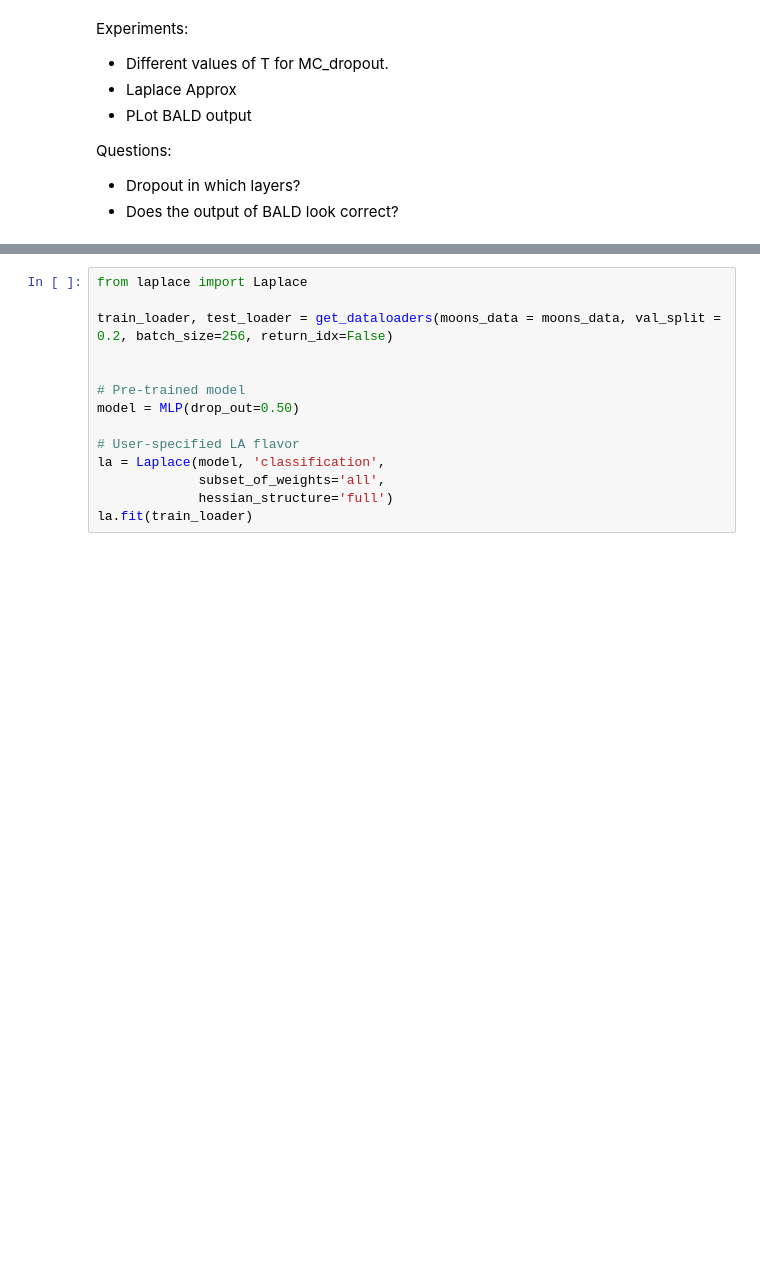
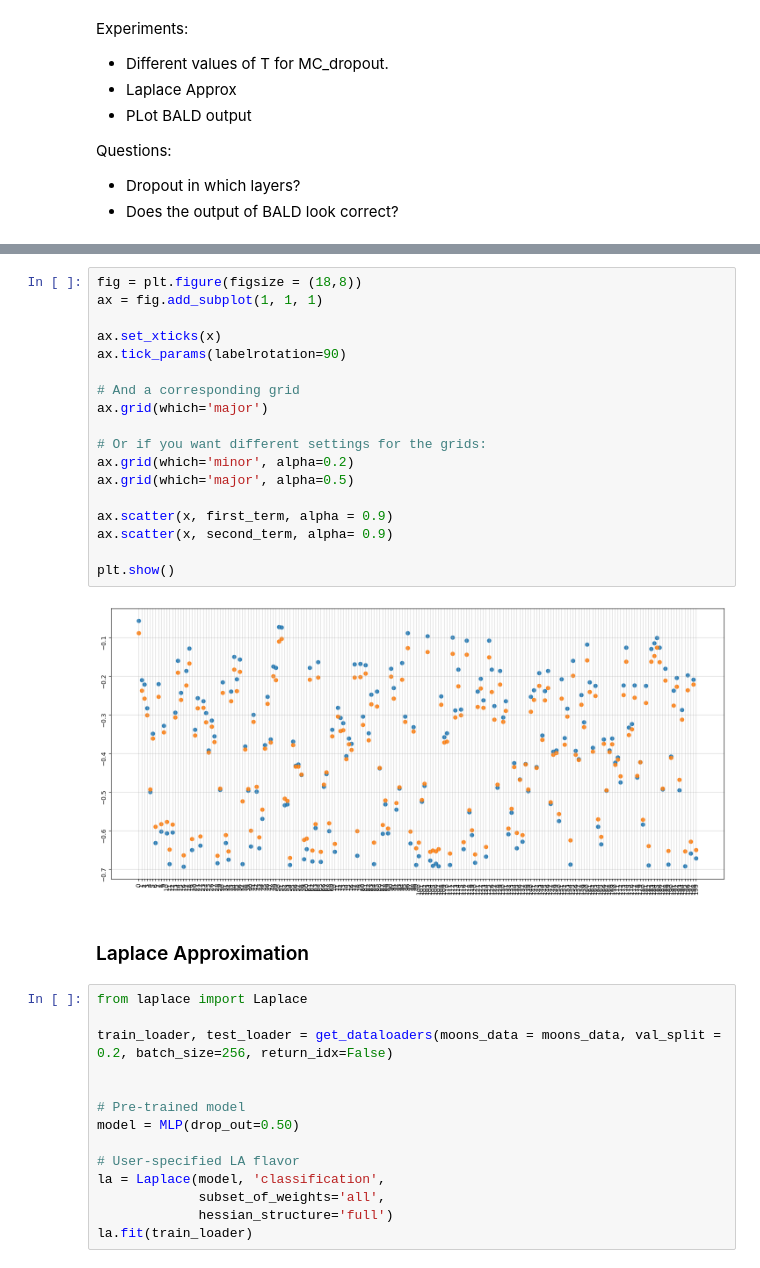
Before and after one commit to MadsBirch/bayesian-active-learning, a Jupyter notebook: notebooks/1.0 - TwoMoonsEDA.ipynb, the cells around one changed output, grey strips where cells are left out. Drawn from its saved outputs; the diff is of its cells as text; blank space fills up the shorter version.

```diff
--- a/notebooks/1.0 - TwoMoonsEDA.ipynb
+++ b/notebooks/1.0 - TwoMoonsEDA.ipynb
@@ -488,3 +492,25 @@ plt.show()
+# %%
+fig = plt.figure(figsize = (18,8))
+ax = fig.add_subplot(1, 1, 1)
+
+ax.set_xticks(x)
+ax.tick_params(labelrotation=90)
+
+# And a corresponding grid
+ax.grid(which='major')
+
+# Or if you want different settings for the grids:
+ax.grid(which='minor', alpha=0.2)
+ax.grid(which='major', alpha=0.5)
+
+ax.scatter(x, first_term, alpha = 0.9)
+ax.scatter(x, second_term, alpha= 0.9)
+
+plt.show()
+# %% [output]
+[figure, added]
+# %% [markdown]
+### Laplace Approximation
 # %%
 from laplace import Laplace
 
```
Also changed, not shown: parts of 12 cells of this notebook, 3 other files.
